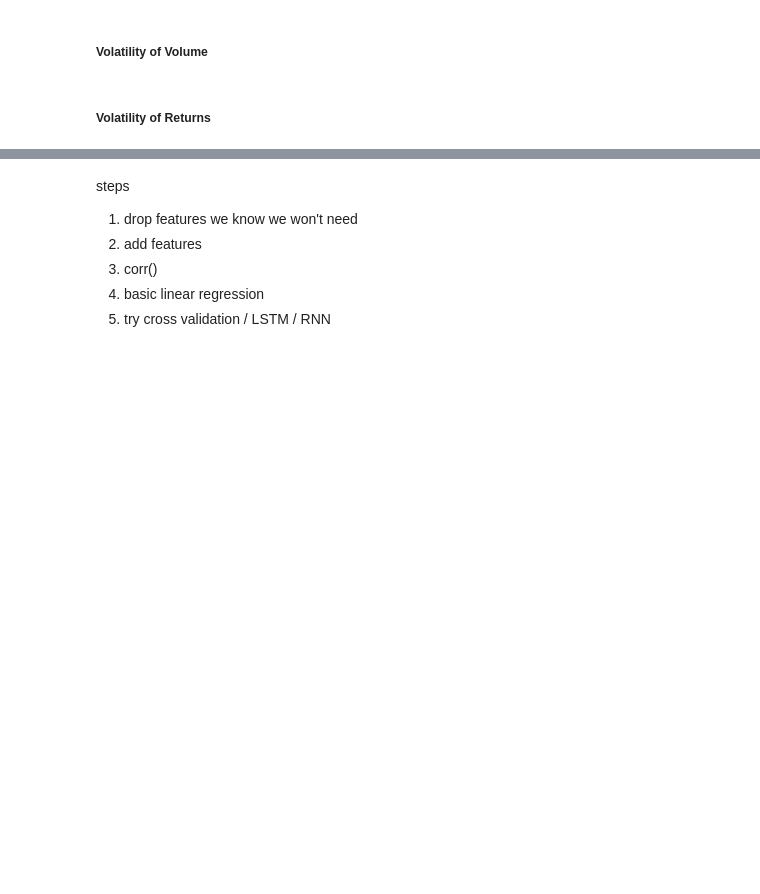
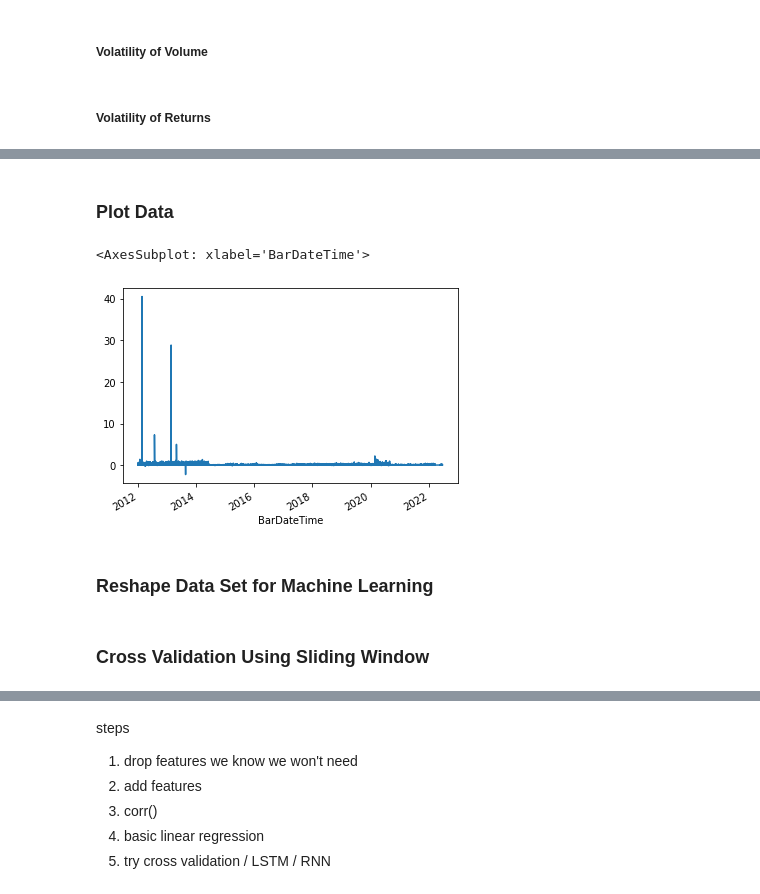
Before and after one commit to angelmvhill/Modeling-Stock-Spreads-Class-Project, a Jupyter notebook: linear_regression.ipynb, the cells around one changed output, grey strips where cells are left out. Cells and saved outputs as stored; diff of their text form; code cells hidden in the pictures; blank space fills up the shorter version.

```diff
--- a/linear_regression.ipynb
+++ b/linear_regression.ipynb
@@ -189,20 +203,20 @@ df['Volatility_StDev50_Volume'] = (df.apply(lambda x: ta.stdev(length=50, close
 # %% [markdown]
 ##### Volatility of Returns
 # %%
-df['Volatility_StDev6_Returns'] = (df.apply(lambda x: ta.stdev(length=6, close = x['Returns']), axis=1))
-df['Volatility_StDev12_Returns'] = (df.apply(lambda x: ta.stdev(length=12, close = x['Returns']), axis=1))
-df['Volatility_StDev20_Returns'] = (df.apply(lambda x: ta.stdev(length=20, close = x['Returns']), axis=1))
-df['Volatility_StDev30_Returns'] = (df.apply(lambda x: ta.stdev(length=30, close = x['Returns']), axis=1))
-df['Volatility_StDev50_Returns'] = (df.apply(lambda x: ta.stdev(length=50, close = x['Returns']), axis=1))
+# df['Volatility_StDev6_Returns'] = (df.apply(lambda x: ta.stdev(length=6, close = x['Returns']), axis=1))
+# df['Volatility_StDev12_Returns'] = (df.apply(lambda x: ta.stdev(length=12, close = x['Returns']), axis=1))
+# df['Volatility_StDev20_Returns'] = (df.apply(lambda x: ta.stdev(length=20, close = x['Returns']), axis=1))
+# df['Volatility_StDev30_Returns'] = (df.apply(lambda x: ta.stdev(length=30, close = x['Returns']), axis=1))
+# df['Volatility_StDev50_Returns'] = (df.apply(lambda x: ta.stdev(length=50, close = x['Returns']), axis=1))
 
-# df['Volatility_StDev6_Returns'] = stdev_returns_6
-# df['Volatility_StDev12_Returns'] = stdev_returns_12
-# df['Volatility_StDev20_Returns'] = stdev_returns_20
-# df['Volatility_StDev30_Returns'] = stdev_returns_30
-# df['Volatility_StDev50_Returns'] = stdev_returns_50
+# # df['Volatility_StDev6_Returns'] = stdev_returns_6
+# # df['Volatility_StDev12_Returns'] = stdev_returns_12
+# # df['Volatility_StDev20_Returns'] = stdev_returns_20
+# # df['Volatility_StDev30_Returns'] = stdev_returns_30
+# # df['Volatility_StDev50_Returns'] = stdev_returns_50
 
-# del(stdev_returns_6)
-# del(stdev_returns_12)
-# del(stdev_returns_12)
-# del(stdev_returns_30)
-# del(stdev_returns_50)
+# # del(stdev_returns_6)
+# # del(stdev_returns_12)
+# # del(stdev_returns_12)
+# # del(stdev_returns_30)
+# # del(stdev_returns_50)
@@ -208,0 +225,4 @@ df['Volatility_StDev50_Returns'] = (df.apply(lambda x: ta.stdev(length=50, close
+# %%
+df['Spread_Lag_1'] = df['Spread'].shift(+1)
+df['Spread_Lag_2'] = df['Spread'].shift(+2)
+df['Spread_Lag_3'] = df['Spread'].shift(+3)
@@ -208,0 +251,3 @@ df['Volatility_StDev50_Returns'] = (df.apply(lambda x: ta.stdev(length=50, close
+# %%
+df = df[df['Spread_Lag_3'].notna()]
+df = df[df['Returns'].notna()]
@@ -208,0 +276,10 @@ df['Volatility_StDev50_Returns'] = (df.apply(lambda x: ta.stdev(length=50, close
+# %% [markdown]
+### Plot Data
+# %%
+spread = pd.to_numeric(df['Spread'])
+spread.plot()
+# %% [output]
+<AxesSubplot: xlabel='BarDateTime'>
+[figure, added]
+# %% [markdown]
+### Reshape Data Set for Machine Learning
@@ -208,0 +296,2 @@ df['Volatility_StDev50_Returns'] = (df.apply(lambda x: ta.stdev(length=50, close
+# %% [markdown]
+### Cross Validation Using Sliding Window
```
Also changed, not shown: parts of 48 cells of this notebook.
